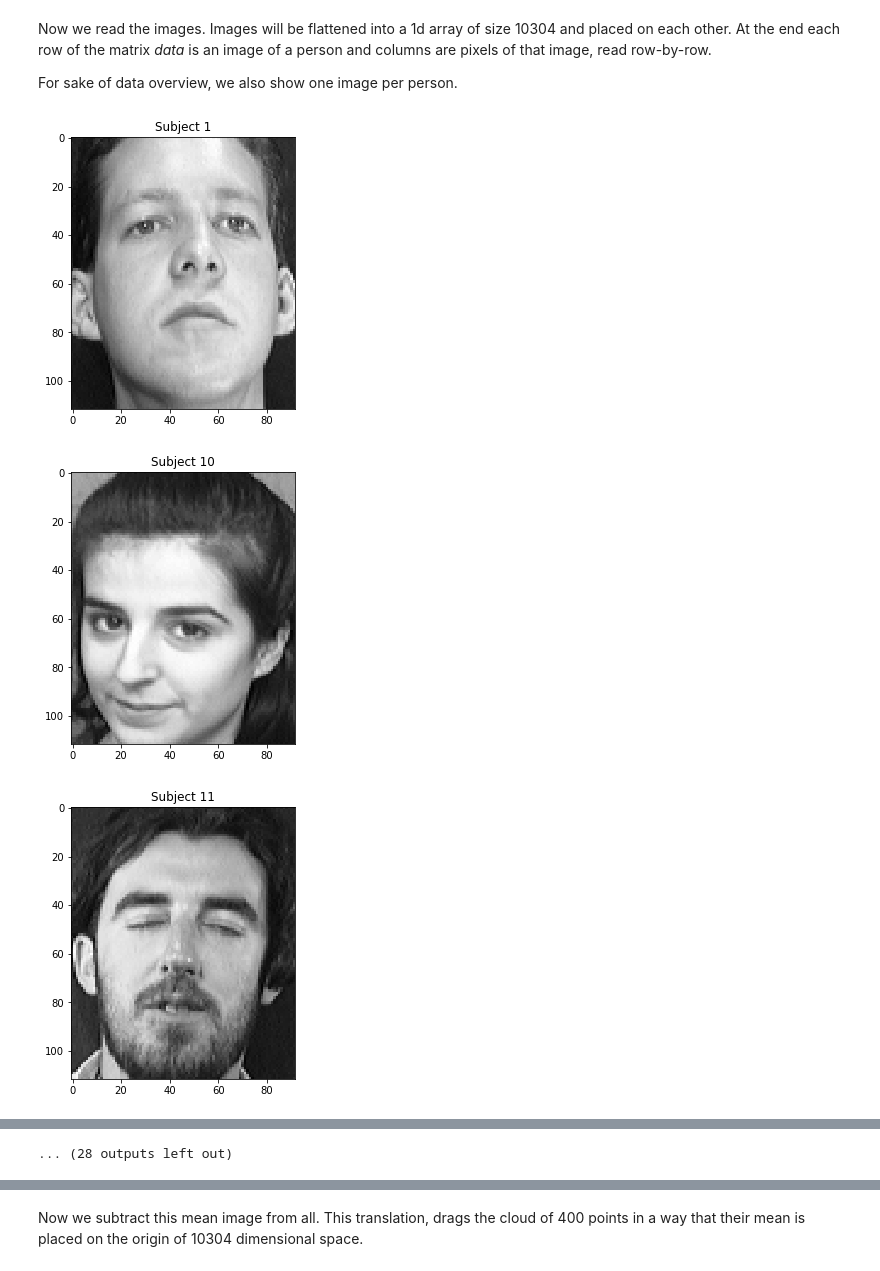
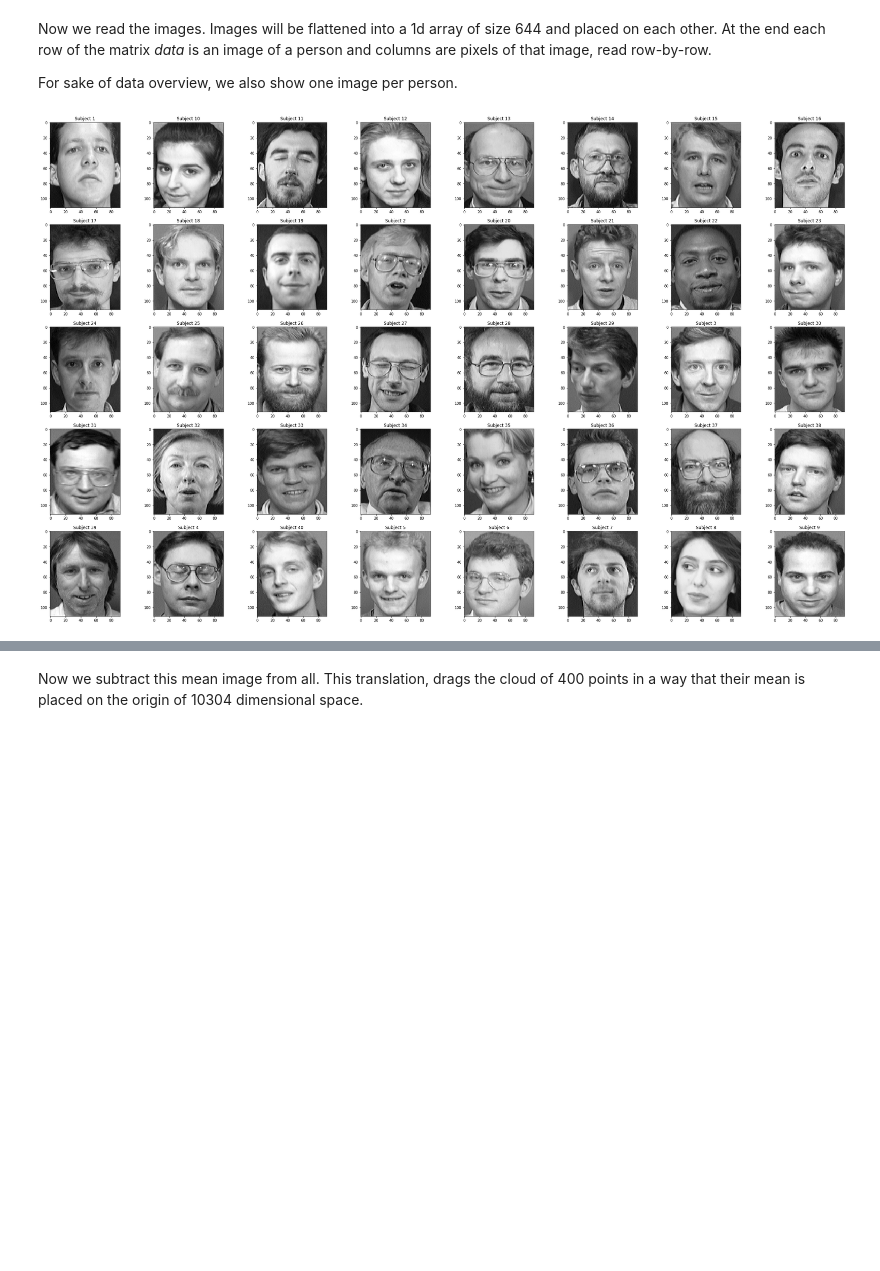
Before and after one commit to kasramsh/Feature-Engineering, a Jupyter notebook: Learning in High-Dimensional Setting/Low Sample Size Problem.ipynb, the cells around one changed output, grey strips where cells are left out. Drawn from its saved outputs; the diff is of its cells as text; code cells hidden in the pictures; blank space fills up the shorter version.

```diff
--- a/Learning in High-Dimensional Setting/Low Sample Size Problem.ipynb
+++ b/Learning in High-Dimensional Setting/Low Sample Size Problem.ipynb
@@ -13,21 +16,23 @@ from scipy.linalg import eigh
 # %% [markdown]
-Now we read the images. Images will be flattened into a 1d array of size 10304 and placed on each other. At the end each row of the matrix *data* is an image of a person and columns are pixels of that image, read row-by-row.
+Now we read the images. Images will be flattened into a 1d array of size 644 and placed on each other. At the end each row of the matrix *data* is an image of a person and columns are pixels of that image, read row-by-row.
 
 For sake of data overview, we also show one image per person.
 # %%
-data = np.empty((0,10304), int)
+data = np.empty((0,644), int)
 tags = []
+ii = 1
+plt.figure(figsize=(40,25))
 for folder in os.listdir('orl_faces/'):
     if folder != 'README':
         for im in os.listdir('orl_faces/'+folder):
             tags.append(folder)
-            img = plt.imread('orl_faces/'+folder+'/'+im).flatten().reshape(1,10304)
+            img = plt.imread('orl_faces/'+folder+'/'+im)
+            img = resize(img,(112/4,92/4)).flatten().reshape(1,644) # Let's make images small!
             data = np.append(data, img, axis=0)
-        plt.figure(figsize=(5,5))
+        plt.subplot(5,8,ii)
         plt.imshow(plt.imread('orl_faces/'+folder+'/'+im),cmap='gray') # show 1 sample from each subject
-        plt.title('Subject '+folder[1::])
-        plt.show()
+        plt.title('Subject '+ folder[1::])
+        ii += 1
+plt.show()
 # %% [output]
-[figure, old version]
+[figure, new version]
-[figure, removed]
-[figure, removed]
@@ -43,2 +39 @@ for folder in os.listdir('orl_faces/'):
-... (28 outputs left out)
 # %% [markdown]
```
Also changed, not shown: parts of 12 cells of this notebook.
